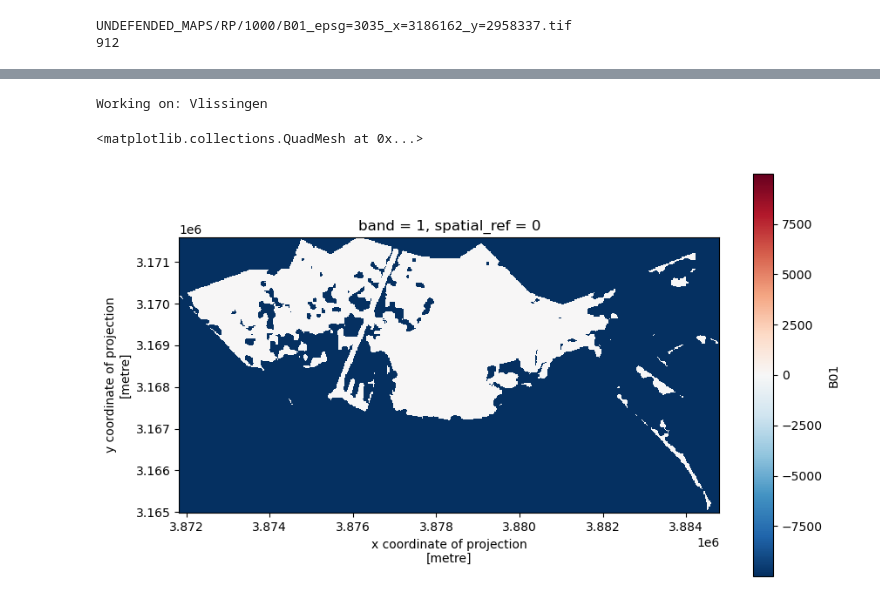
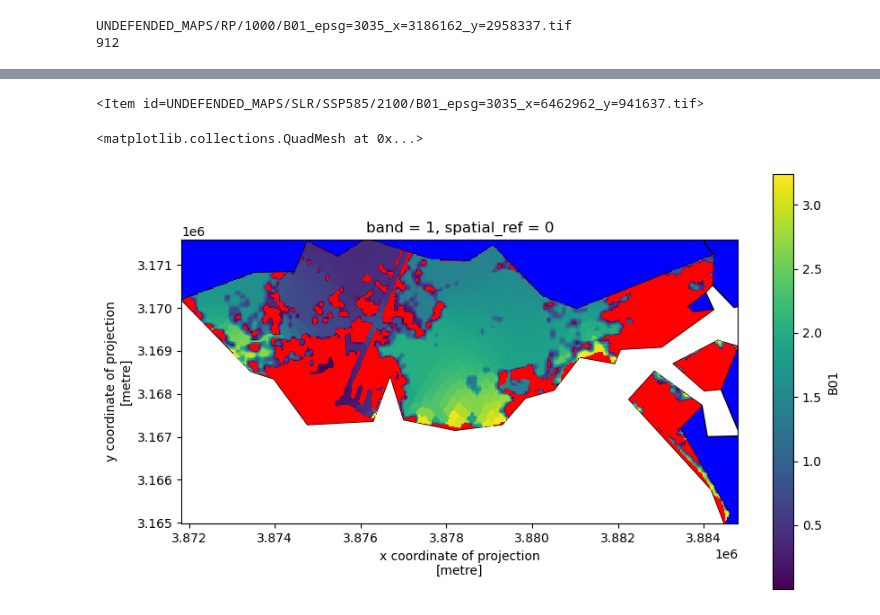
Before and after one commit to openearth/coclico-workbench, a Jupyter notebook: notebooks/POC_cfhp.ipynb, the cells around one changed output, grey strips where cells are left out. Saved outputs shown, nothing was run; the diff lists cells and outputs as text; code cells hidden in the pictures.

```diff
--- a/notebooks/POC_cfhp.ipynb
+++ b/notebooks/POC_cfhp.ipynb
@@ -98,24 +100,35 @@ cur_item_geom = gpd.GeoDataFrame(geometry=[shape(item.geometry)])
+# %%
+item
+# %% [output]
+<Item id=UNDEFENDED_MAPS/SLR/SSP585/2100/B01_epsg=3035_x=6462962_y=941637.tif>
 # %%
 item_test = gpd.GeoDataFrame(geometry = [shapely.Polygon(item_geom)])
 
 # Generate figure
 f, ax = plt.subplots(figsize=(10, 6))
 item_test.plot(ax=ax, color='lightgray', edgecolor='black')
 lau_NL.plot(ax=ax, color='blue', edgecolor='black')
 lau.plot(ax=ax, color='red')
 
 
 for i, cur_lau in lau.iterrows():
 
     if cur_lau['geometry'].intersects(item_test['geometry'])[0]:
 
+        print(cur_lau['geometry'])
+        print(item_test['geometry'])
+
         print('Working on: ' + str(cur_lau['LAU_NAME']))
         # Load raw band_data dataset
         ds = rio.open_rasterio(item.assets['band_data'].href)
 
         # Clip dataset to match AOI
         ds_clip = ds.rio.clip(cur_lau)
+
+# Adjust FillValue (NoData) to np.nan for plotting purposes
+ds_clip = ds_clip.where(ds_clip != ds_clip.attrs['_FillValue'],np.nan)
+# Plot data
+ds_clip.plot(ax=ax)
 # %% [output]
-Working on: Vlissingen
+<matplotlib.collections.QuadMesh at 0x...>
-<matplotlib.collections.QuadMesh at 0x...>
-[figure, old version]
+[figure, new version]
```
Also changed, not shown: parts of 14 cells of this notebook.
